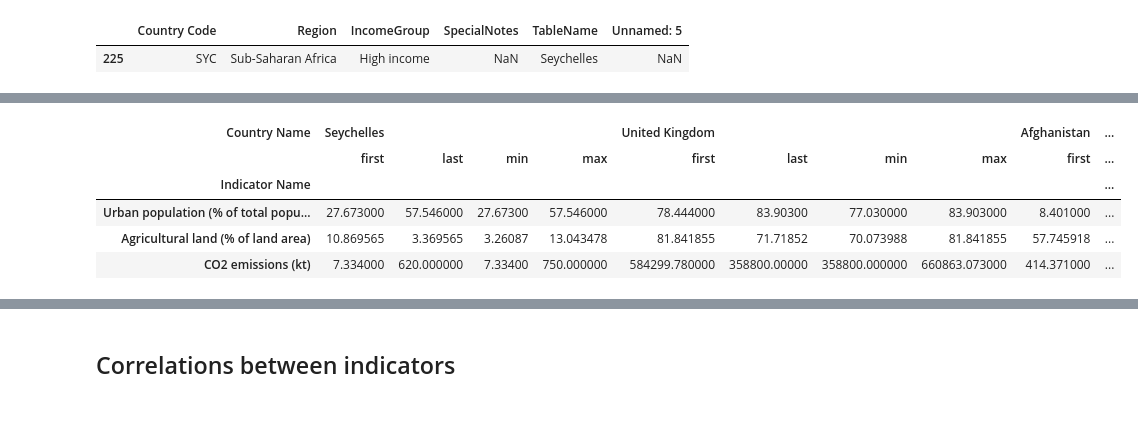
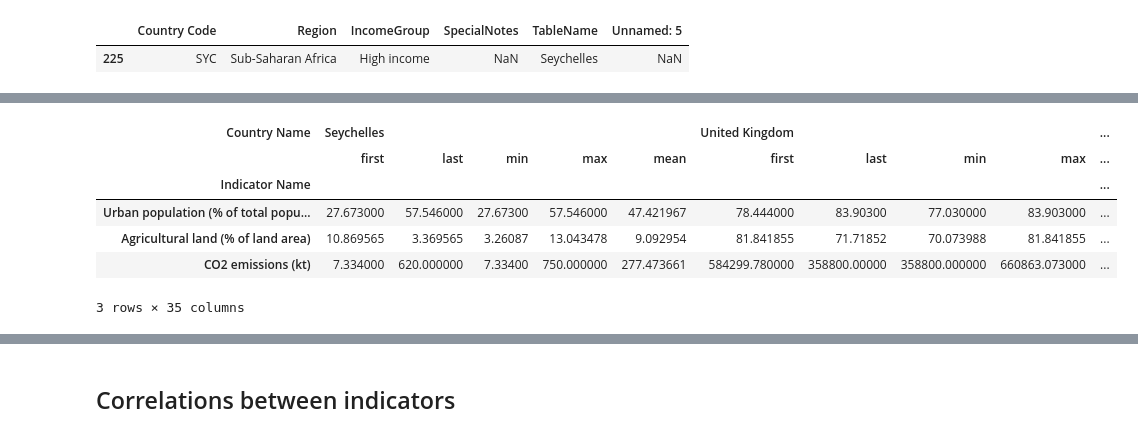
Before and after one commit to tejachalmala/Applied-DataScience-Assignment-2, a Jupyter notebook: asignment3.ipynb, the cells around one changed output, grey strips where cells are left out. Cells and saved outputs as stored; diff of their text form; code cells hidden in the pictures.

```diff
--- a/asignment3.ipynb
+++ b/asignment3.ipynb
@@ -1,10 +0,0 @@
-# %%
-import pandas as pd
-
-def load_dataframe(path):
-    df = pd.read_csv(path)
-    df = df.drop(['Country Code', 'Indicator Code'], axis =1)
-    year_df = df.set_index(['Country Name', 'Indicator Name'])
-    country_df = year_df.stack().unstack('Country Name')
-    country_df.index.names = ['Indicator Name', 'years']
-    return year_df, country_df
@@ -40,13 +150,15 @@ countries_df.loc[(countries_df['IncomeGroup']=='High income') & (countries_df['R
 # %%
 year_df, country_df = load_dataframe('data/final.csv')
 # %%
-selected_countries = ['Seychelles', 'United Kingdom', 'Afghanistan', 'Singapore']
+selected_countries = ['Seychelles', 'United Kingdom', 'Afghanistan', 'Singapore', 'India', 'Ethiopia']
 # %%
-country_df.groupby(level=0).aggregate(['first','last','min','max'])[selected_countries+["World"]].loc[['Urban population (% of total population)','Agricultural land (% of land area)', 'CO2 emissions (kt)']]
+stats_df = country_df.groupby(level=0).aggregate(['first','last','min','max', 'mean'])[selected_countries+["World"]].loc[['Urban population (% of total population)','Agricultural land (% of land area)','CO2 emissions (kt)']]
+stats_df
 # %% [output]
-| Country Name | Seychelles |  |  |  | United Kingdom |  |  |  | Afghanistan | ... |
-|  | first | last | min | max | first | last | min | max | first | ... |
+| Country Name | Seychelles |  |  |  |  | United Kingdom |  |  |  | ... |
+|  | first | last | min | max | mean | first | last | min | max | ... |
 | Indicator Name |  |  |  |  |  |  |  |  |  | ... |
-| Urban population (% of total popu... | 27.673000 | 57.546000 | 27.67300 | 57.546000 | 78.444000 | 83.90300 | 77.030000 | 83.903000 | 8.401000 | ... |
-| Agricultural land (% of land area) | 10.869565 | 3.369565 | 3.26087 | 13.043478 | 81.841855 | 71.71852 | 70.073988 | 81.841855 | 57.745918 | ... |
-| CO2 emissions (kt) | 7.334000 | 620.000000 | 7.33400 | 750.000000 | 584299.780000 | 358800.00000 | 358800.000000 | 660863.073000 | 414.371000 | ... |
+| Urban population (% of total popu... | 27.673000 | 57.546000 | 27.67300 | 57.546000 | 47.421967 | 78.444000 | 83.90300 | 77.030000 | 83.903000 | ... |
+| Agricultural land (% of land area) | 10.869565 | 3.369565 | 3.26087 | 13.043478 | 9.092954 | 81.841855 | 71.71852 | 70.073988 | 81.841855 | ... |
+| CO2 emissions (kt) | 7.334000 | 620.000000 | 7.33400 | 750.000000 | 277.473661 | 584299.780000 | 358800.00000 | 358800.000000 | 660863.073000 | ... |
+3 rows × 35 columns
```
Also changed, not shown: parts of 25 cells of this notebook.
